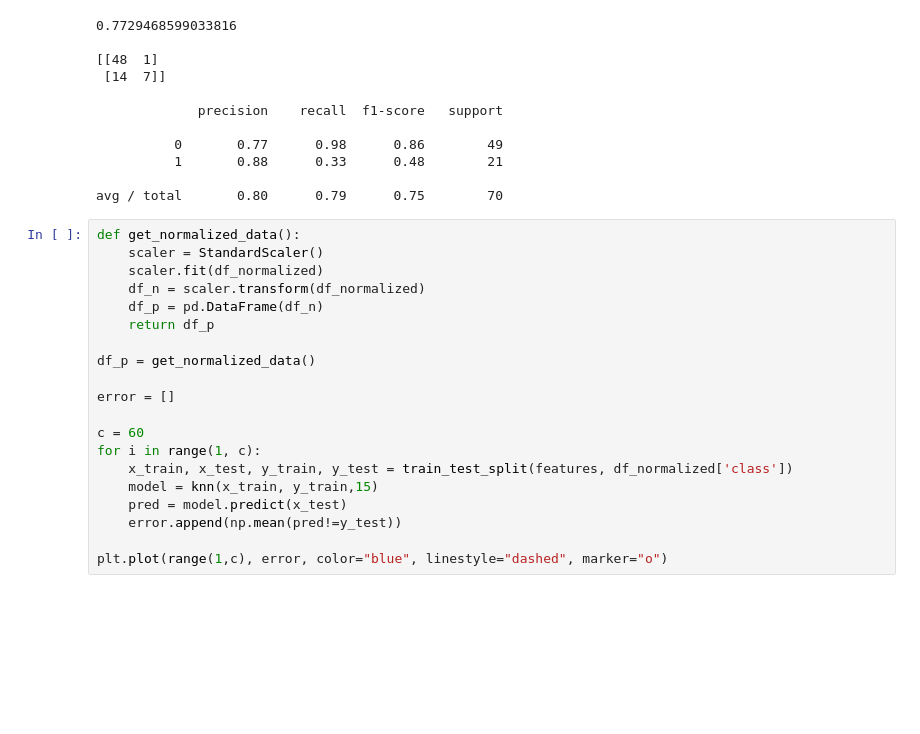
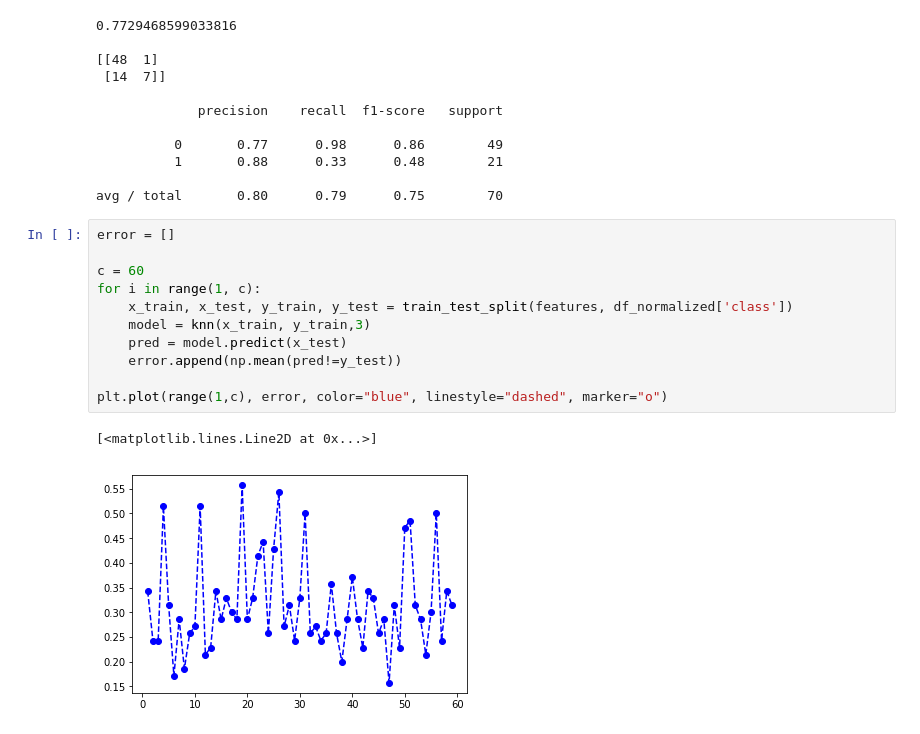
Before and after one commit to ednunes/machine-learning-projects, a Jupyter notebook: algorithms/knn_new.ipynb, the cells around one changed output. Cells and saved outputs as stored; diff of their text form; blank space fills up the shorter version.

```diff
--- a/algorithms/knn_new.ipynb
+++ b/algorithms/knn_new.ipynb
@@ -264,22 +264,16 @@ print(classification_report(y_test, predicted))
 
 avg / total       0.80      0.79      0.75        70
 # %%
-def get_normalized_data():
-    scaler = StandardScaler()
-    scaler.fit(df_normalized)
-    df_n = scaler.transform(df_normalized)
-    df_p = pd.DataFrame(df_n)
-    return df_p
-
-df_p = get_normalized_data()
-
 error = []
 
 c = 60
 for i in range(1, c):
     x_train, x_test, y_train, y_test = train_test_split(features, df_normalized['class'])
-    model = knn(x_train, y_train,15)
+    model = knn(x_train, y_train,3)
     pred = model.predict(x_test)
     error.append(np.mean(pred!=y_test))
 
 plt.plot(range(1,c), error, color="blue", linestyle="dashed", marker="o")
+# %% [output]
+[<matplotlib.lines.Line2D at 0x...>]
+[figure, added]
```
Also changed, not shown: parts of 2 cells of this notebook.
